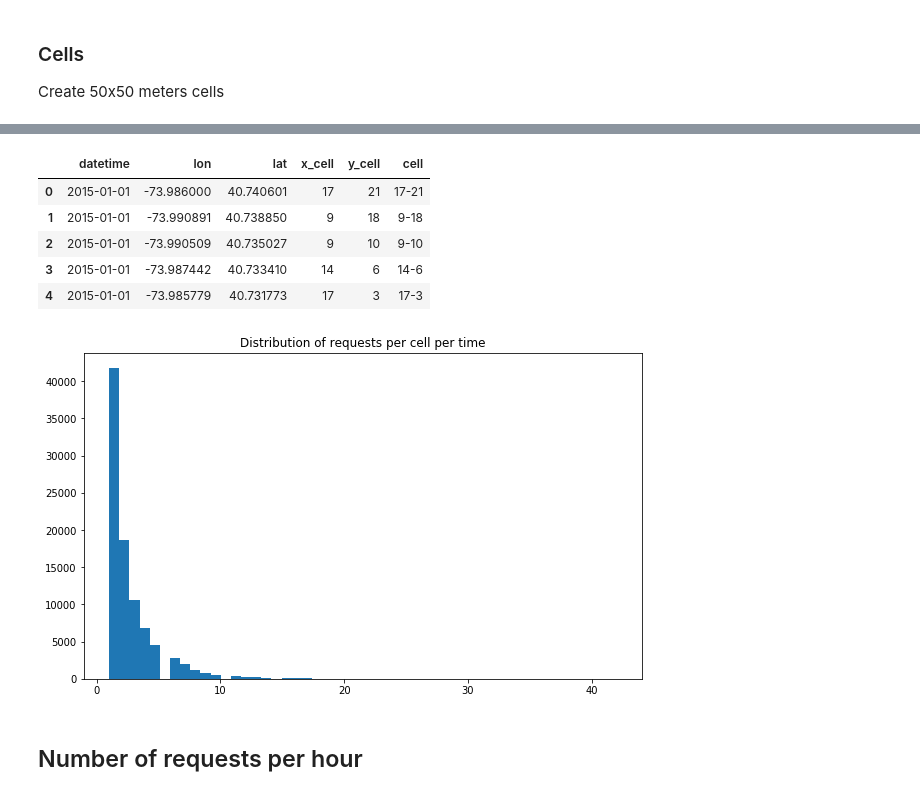
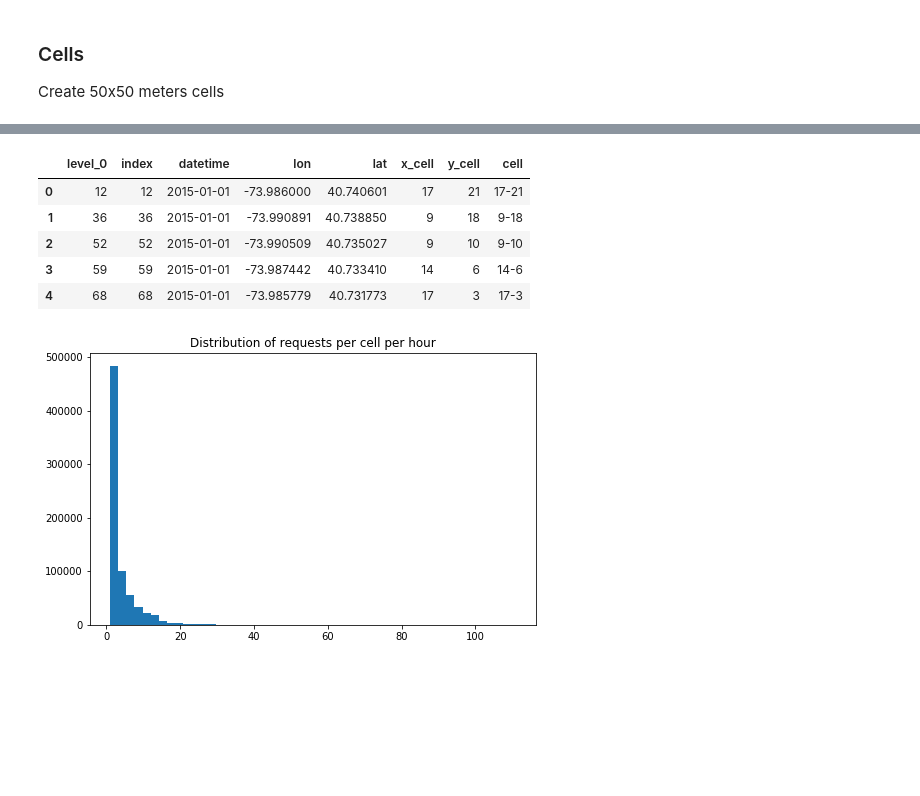
Before and after one commit to sash-ko/ai-transportation, a Jupyter notebook: cnn_demand_model/Baselines.ipynb, the cells around one changed output, grey strips where cells are left out. Saved outputs shown, nothing was run; the diff lists cells and outputs as text; code cells hidden in the pictures; blank space fills up the shorter version.

Commit message:
Calculate demand per hour

```diff
--- a/cnn_demand_model/Baselines.ipynb
+++ b/cnn_demand_model/Baselines.ipynb
@@ -51,3 +60,5 @@ raw_data.head(3)
+# %%
+raw_data = raw_data[raw_data.datetime.dt.month < 5].reset_index(drop=False)
 # %% [markdown]
 ## Limit for a smaller area
 
@@ -57,8 +68,8 @@ bbox = ((-73.996, -73.9817), (40.7308, 40.7416))
 
 (min_lon, max_lon), (min_lat, max_lat) = bbox
 
-idx = (data.lat >= min_lat) & (data.lat <= max_lat)
-idx = idx & (data.lon >= min_lon) & (data.lon <= max_lon)
+idx = (raw_data.lat >= min_lat) & (raw_data.lat <= max_lat)
+idx = idx & (raw_data.lon >= min_lon) & (raw_data.lon <= max_lon)
 
 print(f'Dataset size: {raw_data.shape[0]}')
 print(f'Sample size: {idx.sum()}')
@@ -140,6 +162,5 @@ Create 50x50 meters cells
 # %%
-# cell_size x cell_size grid
-cell_size = 24
+%%time
 
 xcells = np.linspace(bbox[0][0], bbox[0][1], cell_size)
 data['x_cell'] = np.digitize(data.lon, xcells)
@@ -152,18 +173,16 @@ data['cell'] = data.apply(
 
 data.head(5)
 # %% [output]
-|  | datetime | lon | lat | x_cell | y_cell | cell |
-| 0 | 2015-01-01 | -73.986000 | 40.740601 | 17 | 21 | 17-21 |
-| 1 | 2015-01-01 | -73.990891 | 40.738850 | 9 | 18 | 9-18 |
-| 2 | 2015-01-01 | -73.990509 | 40.735027 | 9 | 10 | 9-10 |
-| 3 | 2015-01-01 | -73.987442 | 40.733410 | 14 | 6 | 14-6 |
-| 4 | 2015-01-01 | -73.985779 | 40.731773 | 17 | 3 | 17-3 |
+|  | level_0 | index | datetime | lon | lat | x_cell | y_cell | cell |
+| 0 | 12 | 12 | 2015-01-01 | -73.986000 | 40.740601 | 17 | 21 | 17-21 |
+| 1 | 36 | 36 | 2015-01-01 | -73.990891 | 40.738850 | 9 | 18 | 9-18 |
+| 2 | 52 | 52 | 2015-01-01 | -73.990509 | 40.735027 | 9 | 10 | 9-10 |
+| 3 | 59 | 59 | 2015-01-01 | -73.987442 | 40.733410 | 14 | 6 | 14-6 |
+| 4 | 68 | 68 | 2015-01-01 | -73.985779 | 40.731773 | 17 | 3 | 17-3 |
 # %%
-plt.figure(figsize=(10, 6))
+plt.figure(figsize=(8, 5))
 
-plt.title('Distribution of requests per cell per time step')
-plt.hist(demand_data.groupby(['datetime', 'cell']).cell.count(), bins=50);
+plt.title('Distribution of requests per cell per hour')
+plt.hist(data.groupby([data.datetime.dt.round('1h'), 'cell']).cell.count(), bins=50);
 # %% [output]
-[figure, old version]
+[figure, new version]
-# %% [markdown]
-## Number of requests per hour
```
Also changed, not shown: parts of 19 cells of this notebook.
